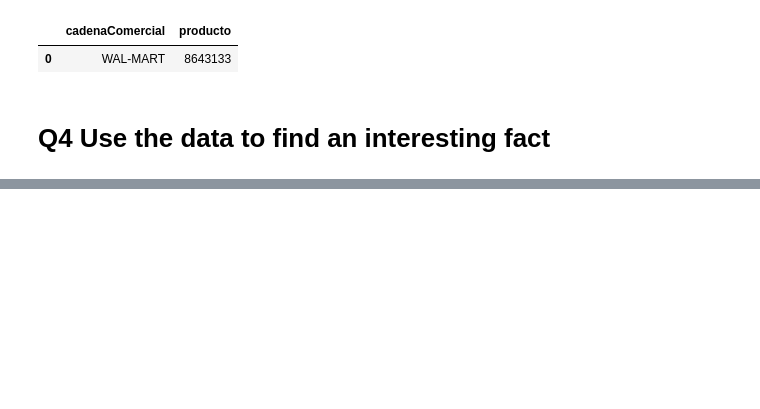
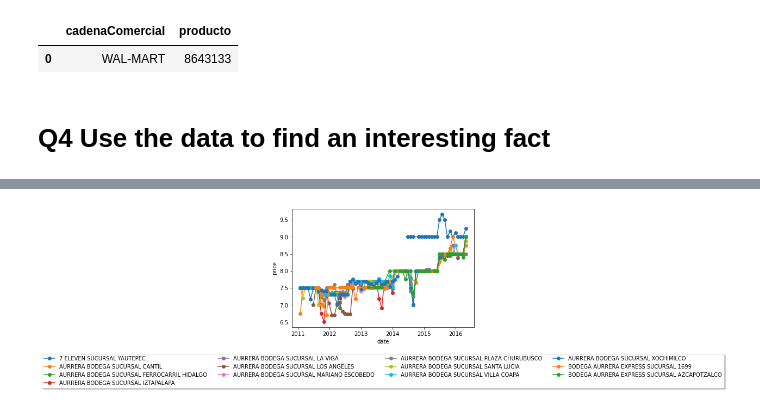
Before and after one commit to cglll/data-engineering-bootcamp, a Jupyter notebook: TaskExcercise.ipynb, the cells around one changed output, grey strips where cells are left out. Cells and saved outputs as stored; diff of their text form; code cells hidden in the pictures; blank space fills up the shorter version.

```diff
--- a/TaskExcercise.ipynb
+++ b/TaskExcercise.ipynb
@@ -13,6 +67,6 @@ dataset=pd.read_csv('.\data\sample.csv')
 # %%
 #Chunk big file
-#dataset_profeco = pd.read_csv('.\profeco.zip', chunksize=1000000)
+dataset_profeco = pd.read_csv('.\profeco.zip', chunksize=10000000)
 
 def read_chunk(columns):
     dataset_profeco = pd.read_csv('.\profeco.zip', chunksize=10000000)
@@ -29,6 +83,12 @@ def read_chunk(columns):
     # concat the list into dataframe
     df_concat = pd.concat(chunk_list)
     return df_concat
+
+#Other test saving in files
+batch_no=1
+for chunk in dataset_profeco:
+    chunk.to_csv('chunk'+str(batch_no)+'.csv',index=False)
+    batch_no+=1
 # %% [markdown]
 ## Q1 Process
 # %%
@@ -256,0 +413,12 @@ NameError: name 'read_chunk' is not defined
+# %%
+dataset_profeco = pd.read_csv('.\profeco.zip', chunksize=100000)
+better_price=map(get_better_price_TOP10,dataset_profeco)
+test=pd.DataFrame()
+data=list(better_price)
+df_concat = pd.concat(data)
+# %%
+df_concat.info()
+#df_original.groupby(pd.Grouper(key='Date',freq='M')).sum()
+#df_concat.order
+df_dateinex = df_concat.set_index(pd.DatetimeIndex(df_concat['Timestamp']))
+GB=df_dateinex.groupby([pd.Grouper(freq='M'),'nombreComercial'])['precio'].mean()
@@ -256,0 +455,21 @@ NameError: name 'read_chunk' is not defined
+# %%
+import matplotlib.pyplot as plt
+j=0
+df_reset=GB.reset_index()
+for i in df_reset.groupby('nombreComercial'):
+    if(j>12):
+        break
+    else:
+        plt.plot(i[1].Timestamp,i[1].precio,'-o',label=i[0])
+    j=j+1
+
+plt.legend(loc='upper center',
+           bbox_to_anchor=(0.5, -0.2),
+           fancybox=True,
+           shadow=True,
+           ncol=4)
+plt.xlabel('date')
+plt.ylabel('price')
+plt.show()
+# %% [output]
+[figure, added]
```
Also changed, not shown: parts of 36 cells of this notebook, 1 other file.
